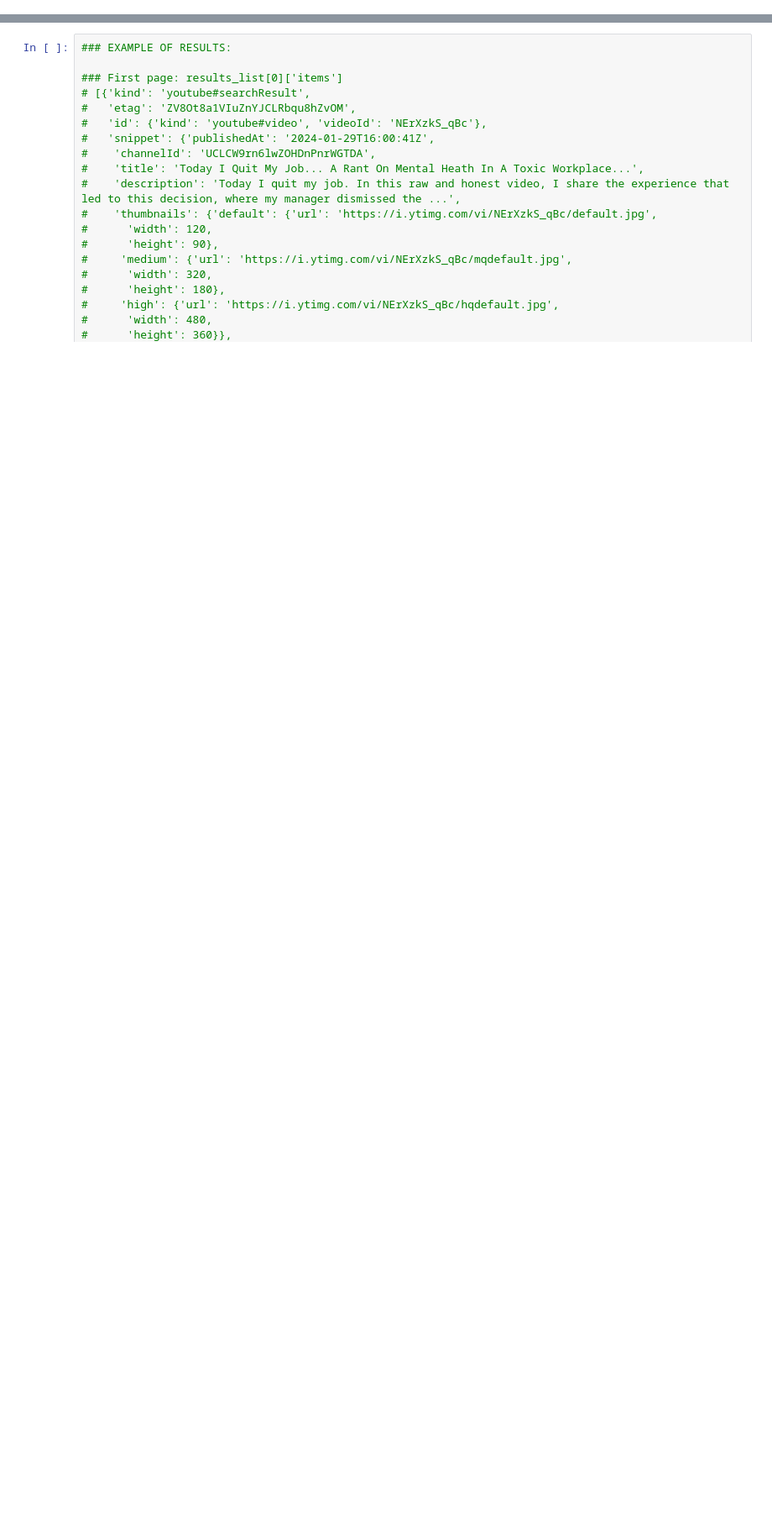
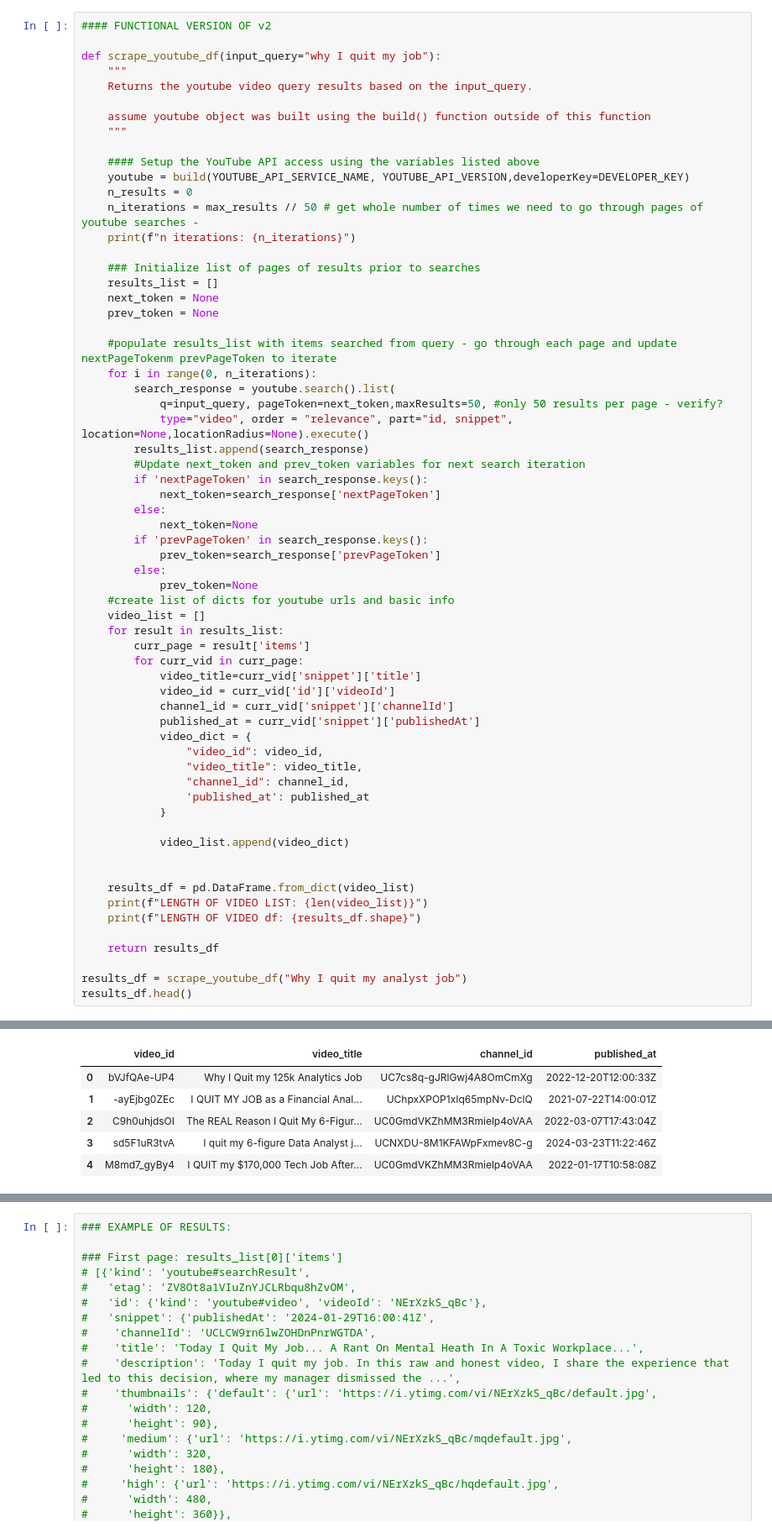
Before and after one commit to jon-tk-chan/youtube_quitting_data, a Jupyter notebook: 01_scrape_youtube_data.ipynb, the cells around one changed output, grey strips where cells are left out. Shown: that part at 84% size. Drawn from its saved outputs; the diff is of its cells as text; blank space fills up the shorter version.

```diff
--- a/01_scrape_youtube_data.ipynb
+++ b/01_scrape_youtube_data.ipynb
@@ -75,0 +74,64 @@ cat_dict = {
+# %%
+#### FUNCTIONAL VERSION OF v2
+
+def scrape_youtube_df(input_query="why I quit my job"):
+    """
+    Returns the youtube video query results based on the input_query.
+
+    assume youtube object was built using the build() function outside of this function
+    """
+
+    #### Setup the YouTube API access using the variables listed above
+    youtube = build(YOUTUBE_API_SERVICE_NAME, YOUTUBE_API_VERSION,developerKey=DEVELOPER_KEY)
+    n_results = 0
+    n_iterations = max_results // 50 # get whole number of times we need to go through pages of youtube searches -
+    print(f"n iterations: {n_iterations}")
+
+    ### Initialize list of pages of results prior to searches
+    results_list = []
+    next_token = None
+    prev_token = None
+
+    #populate results_list with items searched from query - go through each page and update nextPageTokenm prevPageToken to iterate
+    for i in range(0, n_iterations):
+        search_response = youtube.search().list(
+            q=input_query, pageToken=next_token,maxResults=50, #only 50 results per page - verify?
+            type="video", order = "relevance", part="id, snippet", location=None,locationRadius=None).execute()
+        results_list.append(search_response)
+        #Update next_token and prev_token variables for next search iteration
+        if 'nextPageToken' in search_response.keys():
+            next_token=search_response['nextPageToken']
+        else:
+            next_token=None
+        if 'prevPageToken' in search_response.keys():
+            prev_token=search_response['prevPageToken']
+        else:
+            prev_token=None
+    #create list of dicts for youtube urls and basic info
+    video_list = []
+    for result in results_list:
+        curr_page = result['items']
+        for curr_vid in curr_page:
+            video_title=curr_vid['snippet']['title']
+            video_id = curr_vid['id']['videoId']
+            channel_id = curr_vid['snippet']['channelId']
+            published_at = curr_vid['snippet']['publishedAt']
+            video_dict = {
+                "video_id": video_id,
+                "video_title": video_title,
+                "channel_id": channel_id,
+                'published_at': published_at
+            }
+
+            video_list.append(video_dict)
+
+
+    results_df = pd.DataFrame.from_dict(video_list)
+    print(f"LENGTH OF VIDEO LIST: {len(video_list)}")
+    print(f"LENGTH OF VIDEO df: {results_df.shape}")
+
+    return results_df
+
+results_df = scrape_youtube_df("Why I quit my analyst job")
+results_df.head()
+# %% [output]
@@ -75,0 +141,6 @@ cat_dict = {
+|  | video_id | video_title | channel_id | published_at |
+| 0 | bVJfQAe-UP4 | Why I Quit my 125k Analytics Job | UC7cs8q-gJRlGwj4A8OmCmXg | 2022-12-20T12:00:33Z |
+| 1 | -ayEjbg0ZEc | I QUIT MY JOB as a Financial Anal... | UChpxXPOP1xIq65mpNv-DclQ | 2021-07-22T14:00:01Z |
+| 2 | C9h0uhjdsOI | The REAL Reason I Quit My 6-Figur... | UC0GmdVKZhMM3Rmielp4oVAA | 2022-03-07T17:43:04Z |
+| 3 | sd5F1uR3tvA | I quit my 6-figure Data Analyst j... | UCNXDU-8M1KFAWpFxmev8C-g | 2024-03-23T11:22:46Z |
+| 4 | M8md7_gyBy4 | I QUIT my $170,000 Tech Job After... | UC0GmdVKZhMM3Rmielp4oVAA | 2022-01-17T10:58:08Z |
```
Also changed, not shown: parts of 21 cells of this notebook, 1 other file.
